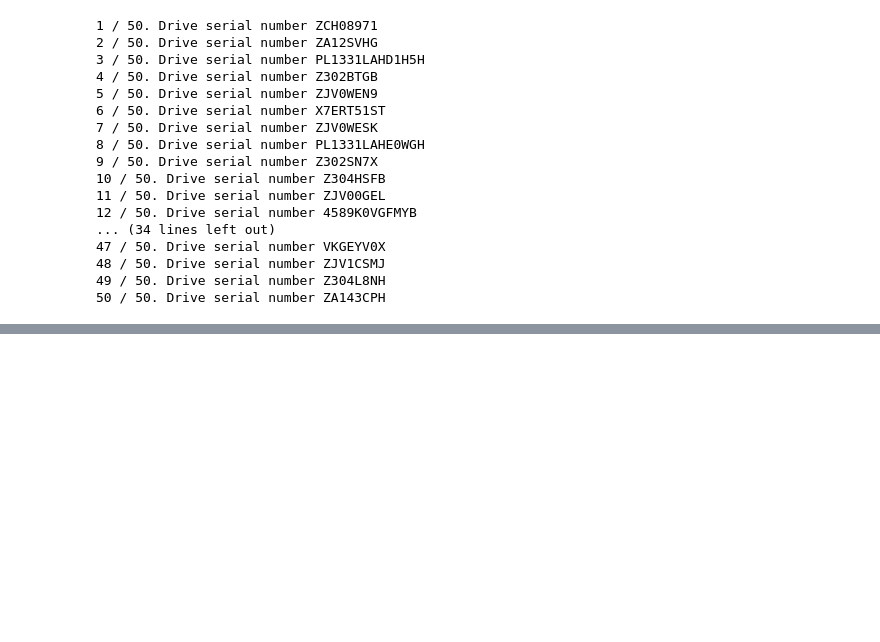
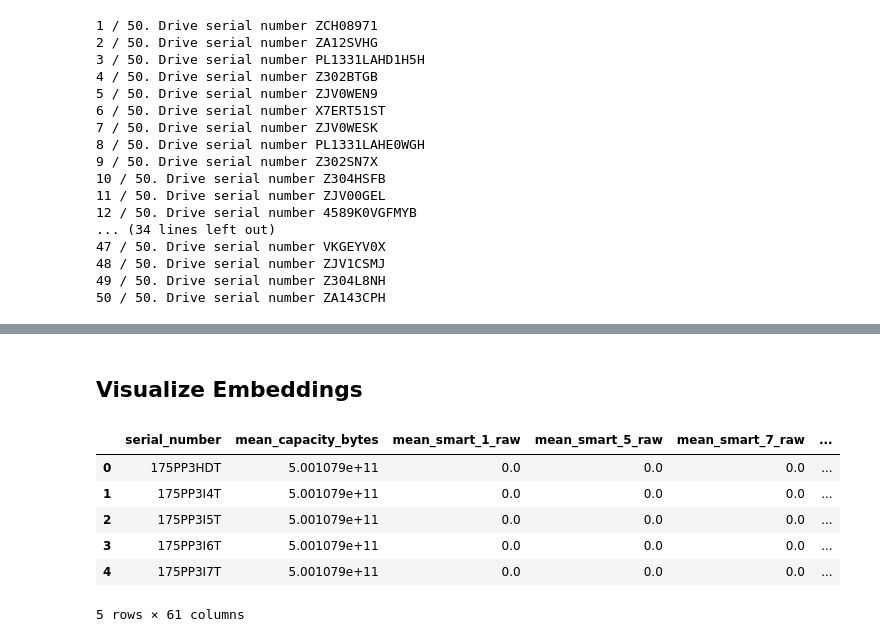
Before and after one commit to aicoe-aiops/ceph_drive_failure, a Jupyter notebook: dask_data_explorer.ipynb, the cells around one changed output, grey strips where cells are left out. Saved outputs shown, nothing was run; the diff lists cells and outputs as text; code cells hidden in the pictures; blank space fills up the shorter version.

```diff
--- a/dask_data_explorer.ipynb
+++ b/dask_data_explorer.ipynb
@@ -746,0 +772,2 @@ Backblaze also performed some analysis on the SMART stats 5, 187, 188, 197, 198.
+# %% [markdown]
+## Visualize Embeddings
@@ -746,0 +786,5 @@ Backblaze also performed some analysis on the SMART stats 5, 187, 188, 197, 198.
+# %%
+# get the groupby object. there should be one gourp per serial nunmbers
+# get only those columns which have less than 50 percent nan values
+grouped_data_cols = ['serial_number', 'model', 'capacity_bytes'] + list(nan_count.index[nan_count['percent'] < 50])
+groups = df[grouped_data_cols].groupby('serial_number')
@@ -746,0 +806,10 @@ Backblaze also performed some analysis on the SMART stats 5, 187, 188, 197, 198.
+# %%
+group_stats.head()
+# %% [output]
+|  | serial_number | mean_capacity_bytes | mean_smart_1_raw | mean_smart_5_raw | mean_smart_7_raw | ... |
+| 0 | 175PP3HDT | 5.001079e+11 | 0.0 | 0.0 | 0.0 | ... |
+| 1 | 175PP3I4T | 5.001079e+11 | 0.0 | 0.0 | 0.0 | ... |
+| 2 | 175PP3I5T | 5.001079e+11 | 0.0 | 0.0 | 0.0 | ... |
+| 3 | 175PP3I6T | 5.001079e+11 | 0.0 | 0.0 | 0.0 | ... |
+| 4 | 175PP3I7T | 5.001079e+11 | 0.0 | 0.0 | 0.0 | ... |
+5 rows × 61 columns
```
Also changed, not shown: parts of 11 cells of this notebook.
